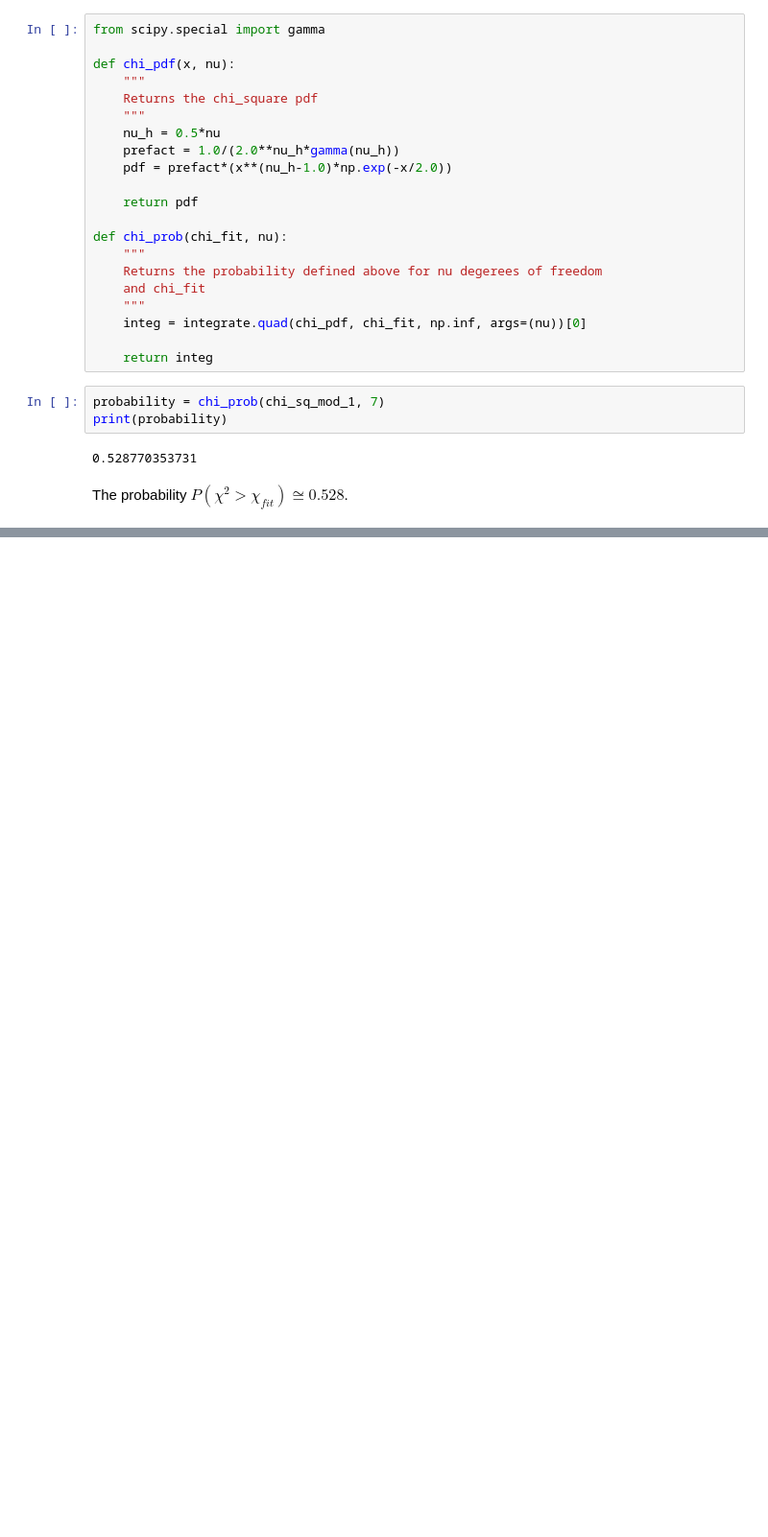
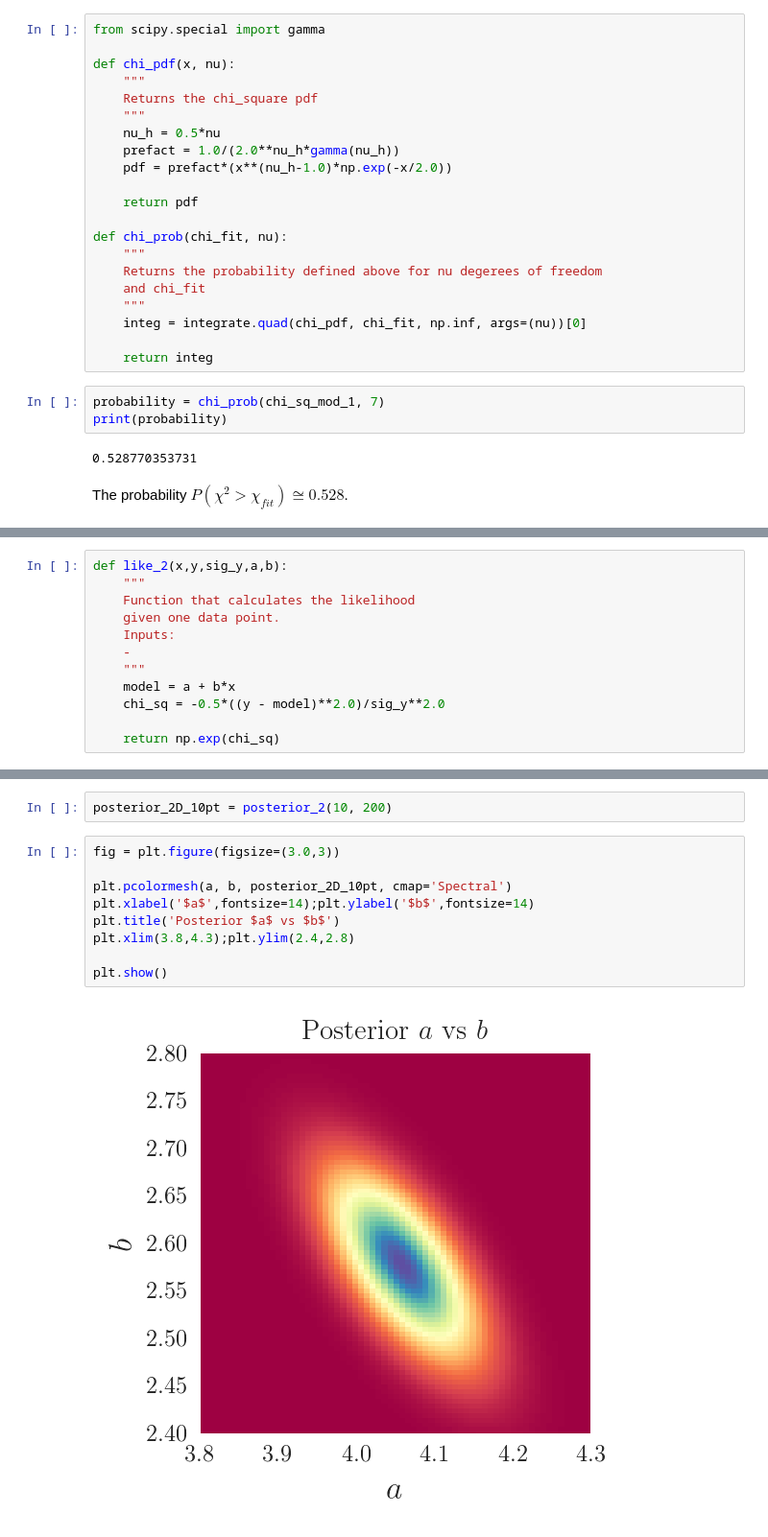
Before and after one commit to dtanoglidis/Astrostatistics, a Jupyter notebook: Assignment 3.ipynb, the cells around one changed output, grey strips where cells are left out. Shown at 96% size. Cells and saved outputs as stored; diff of their text form; blank space fills up the shorter version.

```diff
--- a/Assignment 3.ipynb
+++ b/Assignment 3.ipynb
@@ -998,0 +1009,12 @@ The probability $P(\chi^2 > \chi_{fit}) \cong 0.528$.
+# %%
+def like_2(x,y,sig_y,a,b):
+    """
+    Function that calculates the likelihood
+    given one data point.
+    Inputs:
+    -
+    """
+    model = a + b*x
+    chi_sq = -0.5*((y - model)**2.0)/sig_y**2.0
+
+    return np.exp(chi_sq)
@@ -998,0 +1057,13 @@ The probability $P(\chi^2 > \chi_{fit}) \cong 0.528$.
+# %%
+posterior_2D_10pt = posterior_2(10, 200)
+# %%
+fig = plt.figure(figsize=(3.0,3))
+
+plt.pcolormesh(a, b, posterior_2D_10pt, cmap='Spectral')
+plt.xlabel('$a$',fontsize=14);plt.ylabel('$b$',fontsize=14)
+plt.title('Posterior $a$ vs $b$')
+plt.xlim(3.8,4.3);plt.ylim(2.4,2.8)
+
+plt.show()
+# %% [output]
+[figure, added]
```
Also changed, not shown: parts of 36 cells of this notebook.
